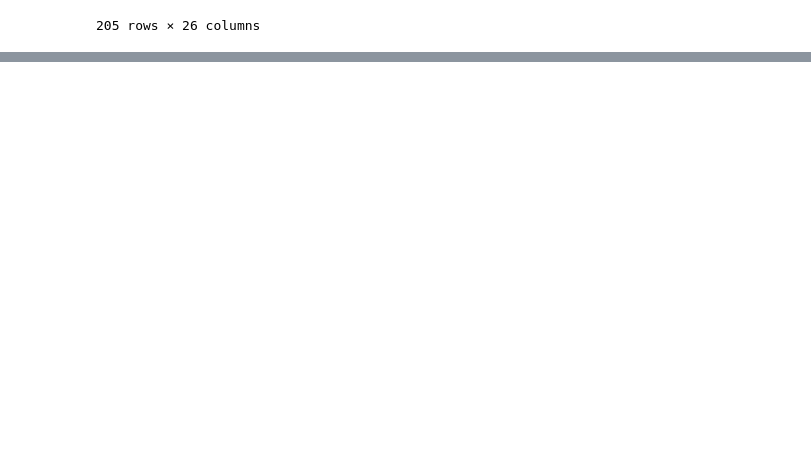
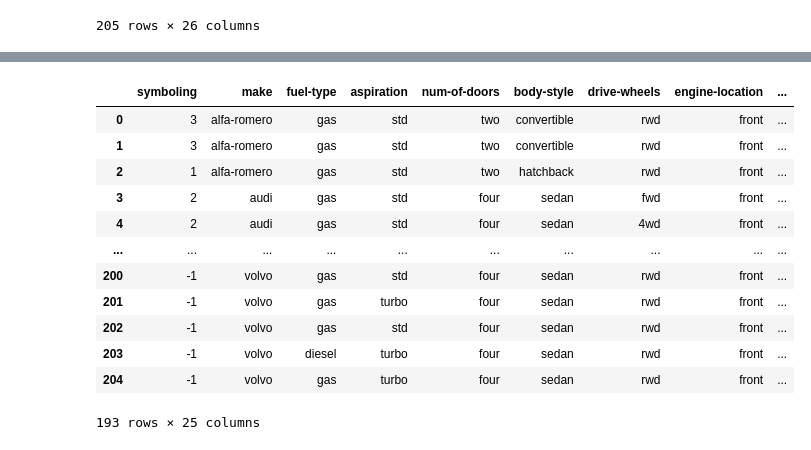
Before and after one commit to Zain-Mirza80/predicting_car_prices, a Jupyter notebook: Predicting car prices.ipynb, the cells around one changed output, grey strips where cells are left out. Drawn from its saved outputs; the diff is of its cells as text; code cells hidden in the pictures; blank space fills up the shorter version.

```diff
--- a/Predicting car prices.ipynb
+++ b/Predicting car prices.ipynb
@@ -22,0 +122,21 @@ data
+# %%
+# removes "normalized-losses" column
+cars_cleaned = cars.drop(columns= ["normalized-losses"])
+# removes rows with null values
+cars_cleaned = cars_cleaned.dropna()
+
+cars_cleaned
+# %% [output]
+|  | symboling | make | fuel-type | aspiration | num-of-doors | body-style | drive-wheels | engine-location | ... |
+| 0 | 3 | alfa-romero | gas | std | two | convertible | rwd | front | ... |
+| 1 | 3 | alfa-romero | gas | std | two | convertible | rwd | front | ... |
+| 2 | 1 | alfa-romero | gas | std | two | hatchback | rwd | front | ... |
+| 3 | 2 | audi | gas | std | four | sedan | fwd | front | ... |
+| 4 | 2 | audi | gas | std | four | sedan | 4wd | front | ... |
+| ... | ... | ... | ... | ... | ... | ... | ... | ... | ... |
+| 200 | -1 | volvo | gas | std | four | sedan | rwd | front | ... |
+| 201 | -1 | volvo | gas | turbo | four | sedan | rwd | front | ... |
+| 202 | -1 | volvo | gas | std | four | sedan | rwd | front | ... |
+| 203 | -1 | volvo | diesel | turbo | four | sedan | rwd | front | ... |
+| 204 | -1 | volvo | gas | turbo | four | sedan | rwd | front | ... |
+193 rows × 25 columns
```
Also changed, not shown: parts of 32 cells of this notebook.
